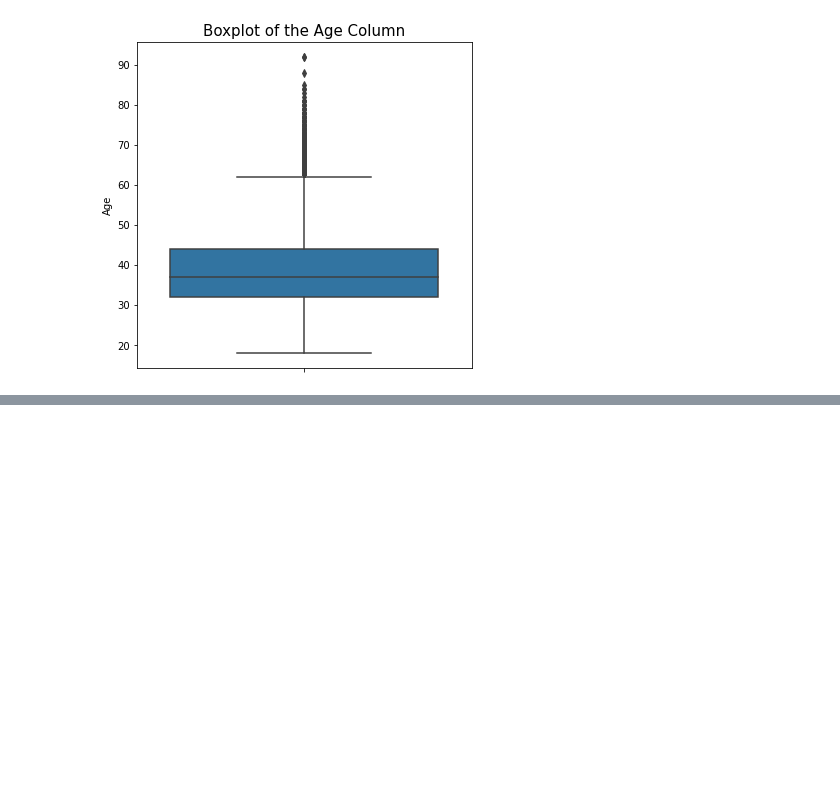
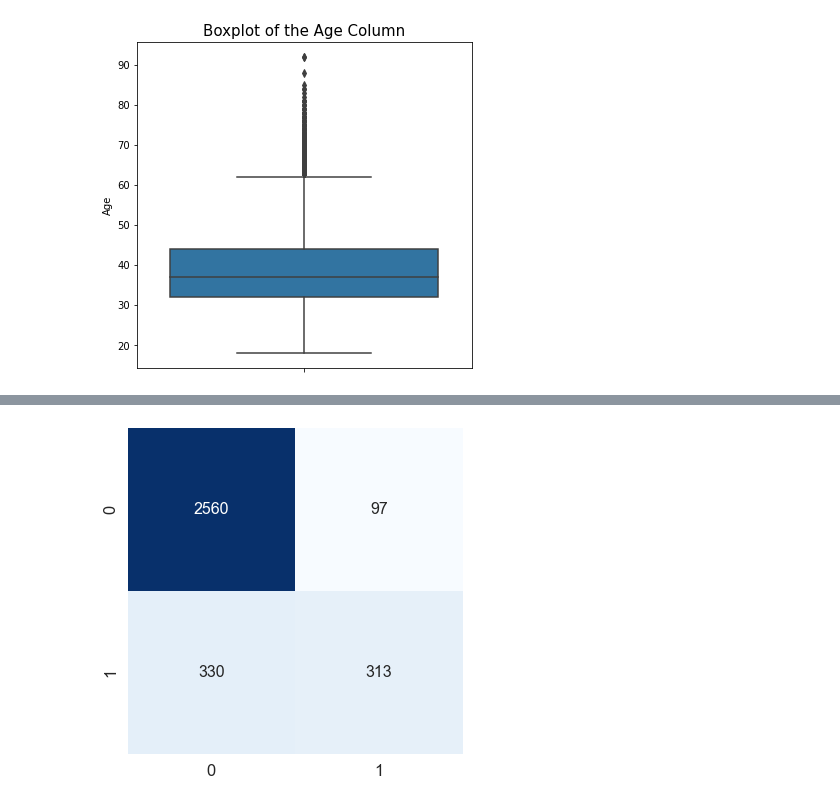
Before and after one commit to anikdutta10/speech_analytics, a Jupyter notebook: churn_file.ipynb, the cells around one changed output, grey strips where cells are left out. Cells and saved outputs as stored; diff of their text form; code cells hidden in the pictures; blank space fills up the shorter version.

```diff
--- a/churn_file.ipynb
+++ b/churn_file.ipynb
@@ -167,0 +231,2 @@ score
+# %%
+model_xgb.fit(X_train, y_train)
@@ -167,0 +244,7 @@ score
+# %%
+pred_xgb = model_xgb.predict(X_test)
+# %%
+#accuracy_xgboost = (2560+313)/(2560+97+330+313) = 0.87
+conf_matrix(y_test, pred_xgb)
+# %% [output]
+[figure, added]
```
Also changed, not shown: parts of 22 cells of this notebook.
